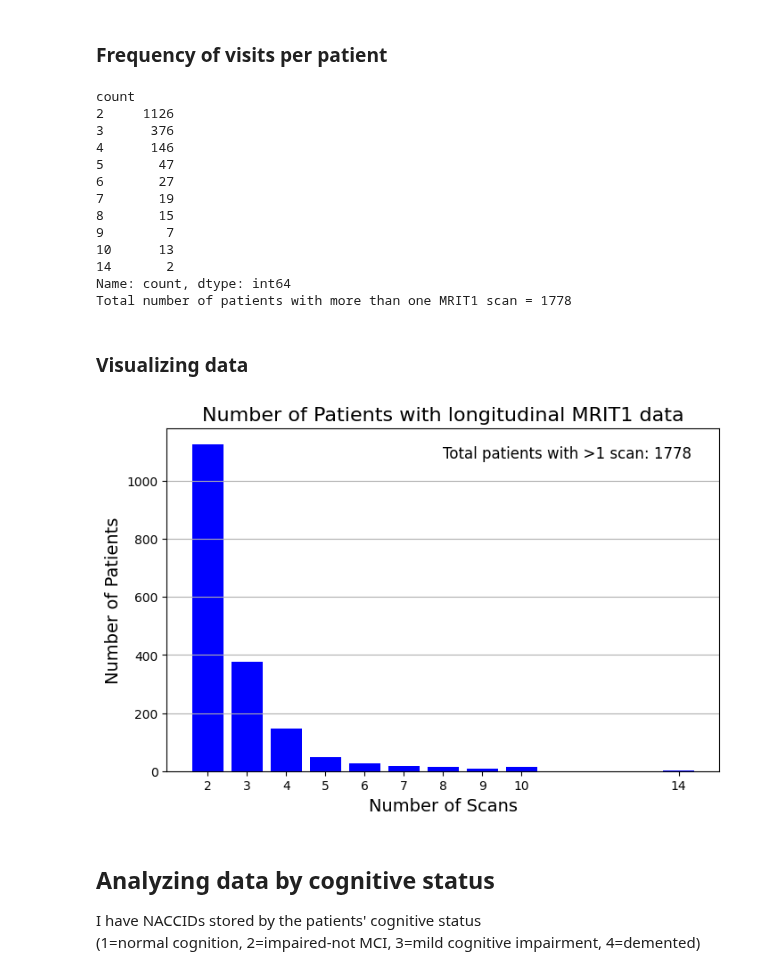
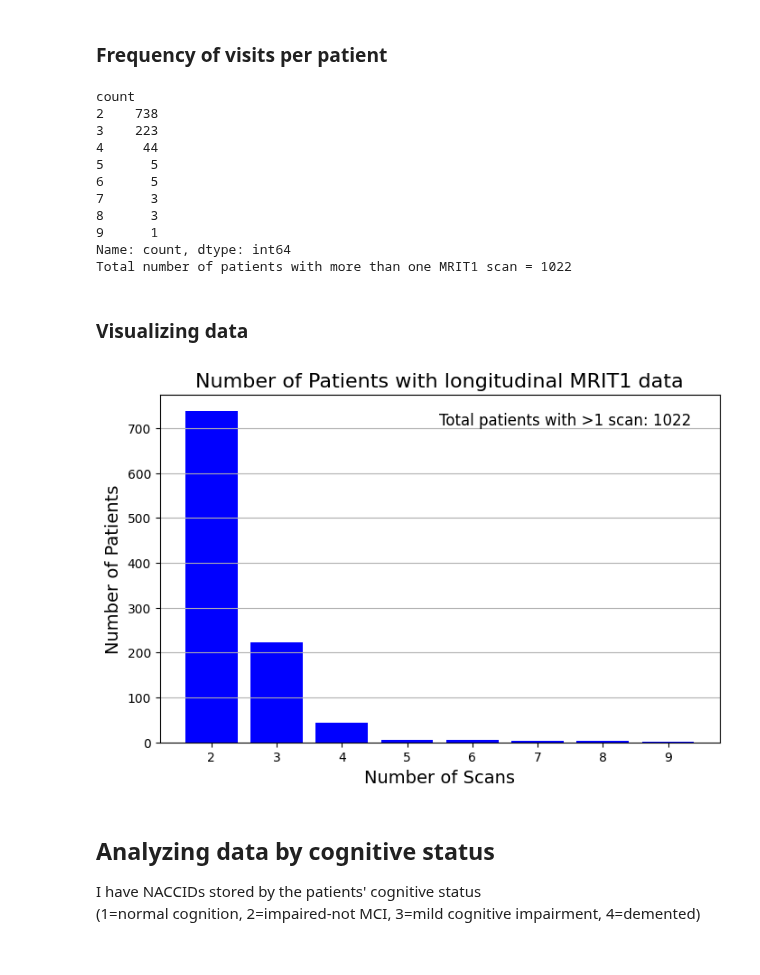
Before and after one commit to Crtox/asymmetryAD, a Jupyter notebook: code/mri_data_analyze.ipynb, the cells around one changed output. Drawn from its saved outputs; the diff is of its cells as text; code cells hidden in the pictures.

Commit message:
matched final analysis

```diff
--- a/code/mri_data_analyze.ipynb
+++ b/code/mri_data_analyze.ipynb
@@ -10,7 +10,7 @@ savePath = "../results/"
 # %% [markdown]
 ### Frequency of visits per patient
 # %%
-df = pd.read_csv(loadPath + 'MRIT1_longitudinal.csv')
+df = pd.read_csv(loadPath + 'MRIT1_UDS_matched_final.csv')
 
 # Count the occurrences of each patient (NACCID) in the dataset
 naccid_counts = df['NACCID'].value_counts()
@@ -23,40 +23,38 @@ print(scan_frequency)
 print('Total number of patients with more than one MRIT1 scan =', np.sum(scan_frequency.values))
 # %% [output]
 count
-2     1126
-3      376
-4      146
-5       47
-6       27
-7       19
-8       15
-9        7
-10      13
-14       2
+2    738
+3    223
+4     44
+5      5
+6      5
+7      3
+8      3
+9      1
 Name: count, dtype: int64
-Total number of patients with more than one MRIT1 scan = 1778
+Total number of patients with more than one MRIT1 scan = 1022
 # %% [markdown]
 ### Visualizing data
 # %%
 plt.figure(figsize=(8, 5))
 plt.bar(scan_frequency.index, scan_frequency.values, color='blue')
 plt.title('Number of Patients with longitudinal MRIT1 data', fontsize=16)
 plt.xlabel('Number of Scans', fontsize=14)
 plt.ylabel('Number of Patients', fontsize=14)
 plt.xticks(scan_frequency.index)
 plt.grid(axis='y')
 
 textstr = f"Total patients with >1 scan: {np.sum(scan_frequency.values)}"
 
 plt.gca().text(0.95, 0.95, textstr, transform=plt.gca().transAxes, fontsize=12,
-               verticalalignment='top', horizontalalignment='right',
+               verticalalignment='top', horizontalalignment='right'
                )
                #bbox=dict(facecolor='white', edgecolor='black', boxstyle='round', pad=0.5)
 
-#plt.savefig(savePath + 'MRIT1_patients_number_histogram.png')
+plt.savefig(savePath + 'MRIT1_UDS_matched_patients_number_histogram.png')
 plt.show()
 # %% [output]
-[figure, old version]
+[figure, new version]
 # %% [markdown]
 ## Analyzing data by cognitive status
 I have NACCIDs stored by the patients' cognitive status <br>
```
Also changed, not shown: parts of 15 cells of this notebook, 7 other files.
